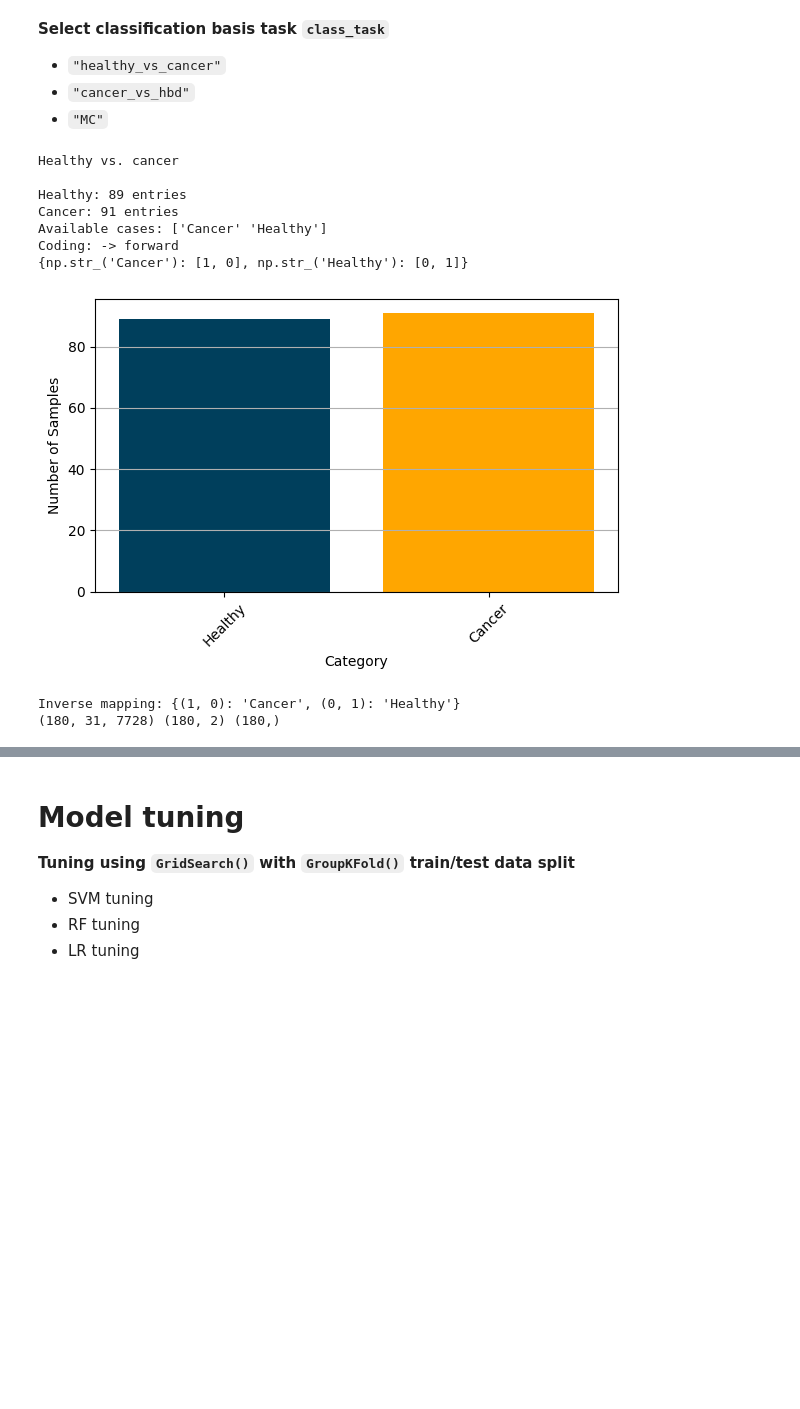
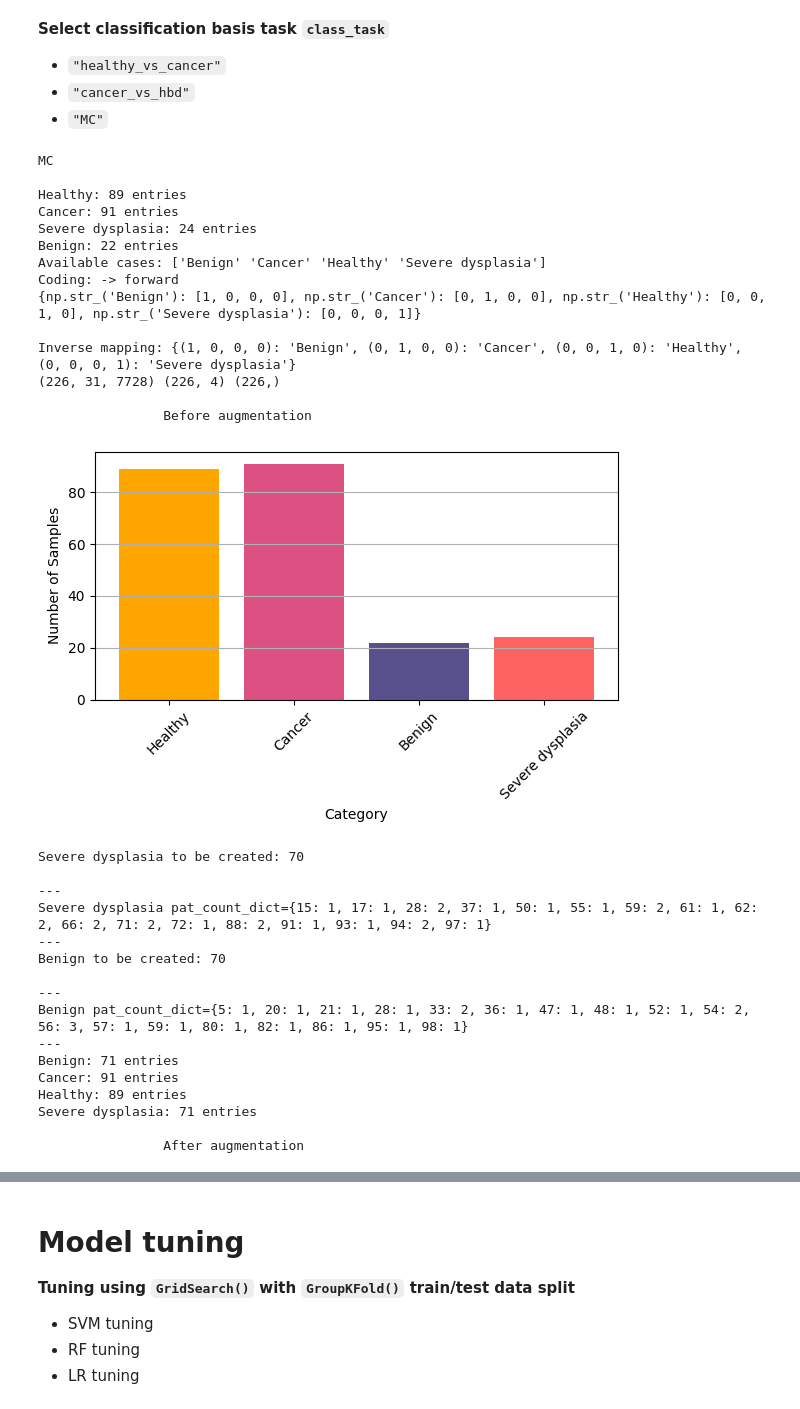
Before and after one commit to EITLabworks/IIVV-Evaluation, a Jupyter notebook: Model-and-parameter-tuning.ipynb, the cells around one changed output, grey strips where cells are left out. Saved outputs shown, nothing was run; the diff lists cells and outputs as text; code cells hidden in the pictures; blank space fills up the shorter version.

Commit message:
Task 1 & 2 done except final results

```diff
--- a/Model-and-parameter-tuning.ipynb
+++ b/Model-and-parameter-tuning.ipynb
@@ -71,9 +77,11 @@ Remaining data samples: 229
 - `"cancer_vs_hbd"`
 - `"MC"`
 # %%
-class_task = "healthy_vs_cancer"
+# class_task = "healthy_vs_cancer"
 # class_task = "cancer_vs_hbd"
-# class_task = "MC"
+class_task = "MC"
+
+data_augmentation = True
 # %%
 if class_task == "healthy_vs_cancer":
     print("Healthy vs. cancer\n")
@@ -92,7 +100,7 @@ if class_task == "healthy_vs_cancer":
         1: "healthy",  # healthy
         0: "cancer",  # cancer
     }
-    target_num_augmentation = 150
+    visualize_Category_hist(labels)
 
 elif class_task == "cancer_vs_hbd":
     print("\nHealthy vs. HDB\n")
@@ -110,47 +118,77 @@ elif class_task == "cancer_vs_hbd":
         1: "healthy",  # non-cancer
         0: "cancer",  # cancer
     }
-    target_num_augmentation = 150
+    visualize_Category_hist(labels)
 
 elif class_task == "MC":
     print("\nMC\n")
     select_idx = find_all_indices(
         labels_MC,
-        ["Healthy", "Cancer", "Mild dysplasia", "Severe dysplasia", "Benign"],
+        ["Healthy", "Cancer", "Severe dysplasia", "Benign"],
         split=False,
     )
     labels = labels_MC[select_idx]
     Y, inverse_mapping = hot_coding(labels)
     Y_labels = np.argmax(Y, axis=1)
     cp = {
         0: "#58508D",  # Benign
         1: "#FFA600",  # Cancer
         2: "#003F5C",  # Healthy
-        3: "#BC5090",  # Mild dysplasia
-        4: "#FF6361",  # Severe dysplasia
+        3: "#FF6361",  # Severe dysplasia
     }
     cp_l = {
         0: "Benign",
         1: "Cancer",
         2: "Healthy",
-        3: "Mild dysplasia",
-        4: "Severe dysplasia",
+        3: "Severe dysplasia",
     }
-    target_num_augmentation = 100
+    aug_dict = {
+        "Severe dysplasia": 70,
+        "Benign": 70,
+    }
 
-visualize_Category_hist(labels)
 Case = patient_no[select_idx]
 X = Zdata[select_idx, ...]
 print("\nInverse mapping:", inverse_mapping)
 print(X.shape, Y.shape, Case.shape)
+
+if class_task == "MC" and data_augmentation:
+    print("\n\t\tBefore augmentation")
+    visualize_Category_hist(labels)
+    X, Y_labels, labels, Case = augment_patient_and_cat_specific(
+        X, Y_labels, labels, Case, aug_dict
+    )
+    print("\n\t\tAfter augmentation")
+    visualize_Category_hist(labels)
 # %% [output]
-Healthy vs. cancer
+MC
 
 Healthy: 89 entries
 Cancer: 91 entries
-Available cases: ['Cancer' 'Healthy']
+Severe dysplasia: 24 entries
+Benign: 22 entries
+Available cases: ['Benign' 'Cancer' 'Healthy' 'Severe dysplasia']
 Coding: -> forward
-{np.str_('Cancer'): [1, 0], np.str_('Healthy'): [0, 1]}
+{np.str_('Benign'): [1, 0, 0, 0], np.str_('Cancer'): [0, 1, 0, 0], np.str_('Healthy'): [0, 0, 1, 0], np.str_('Severe dysplasia'): [0, 0, 0, 1]}
+
+Inverse mapping: {(1, 0, 0, 0): 'Benign', (0, 1, 0, 0): 'Cancer', (0, 0, 1, 0): 'Healthy', (0, 0, 0, 1): 'Severe dysplasia'}
+(226, 31, 7728) (226, 4) (226,)
+
+                Before augmentation
-[figure, old version]
+[figure, new version]
-Inverse mapping: {(1, 0): 'Cancer', (0, 1): 'Healthy'}
-(180, 31, 7728) (180, 2) (180,)
+Severe dysplasia to be created: 70
+
+---
+Severe dysplasia pat_count_dict={15: 1, 17: 1, 28: 2, 37: 1, 50: 1, 55: 1, 59: 2, 61: 1, 62: 2, 66: 2, 71: 2, 72: 1, 88: 2, 91: 1, 93: 1, 94: 2, 97: 1}
+---
+Benign to be created: 70
+
+---
+Benign pat_count_dict={5: 1, 20: 1, 21: 1, 28: 1, 33: 2, 36: 1, 47: 1, 48: 1, 52: 1, 54: 2, 56: 3, 57: 1, 59: 1, 80: 1, 82: 1, 86: 1, 95: 1, 98: 1}
+---
+Benign: 71 entries
+Cancer: 91 entries
+Healthy: 89 entries
+Severe dysplasia: 71 entries
+
+                After augmentation
```
Also changed, not shown: parts of 7 cells of this notebook, 7 other files.
